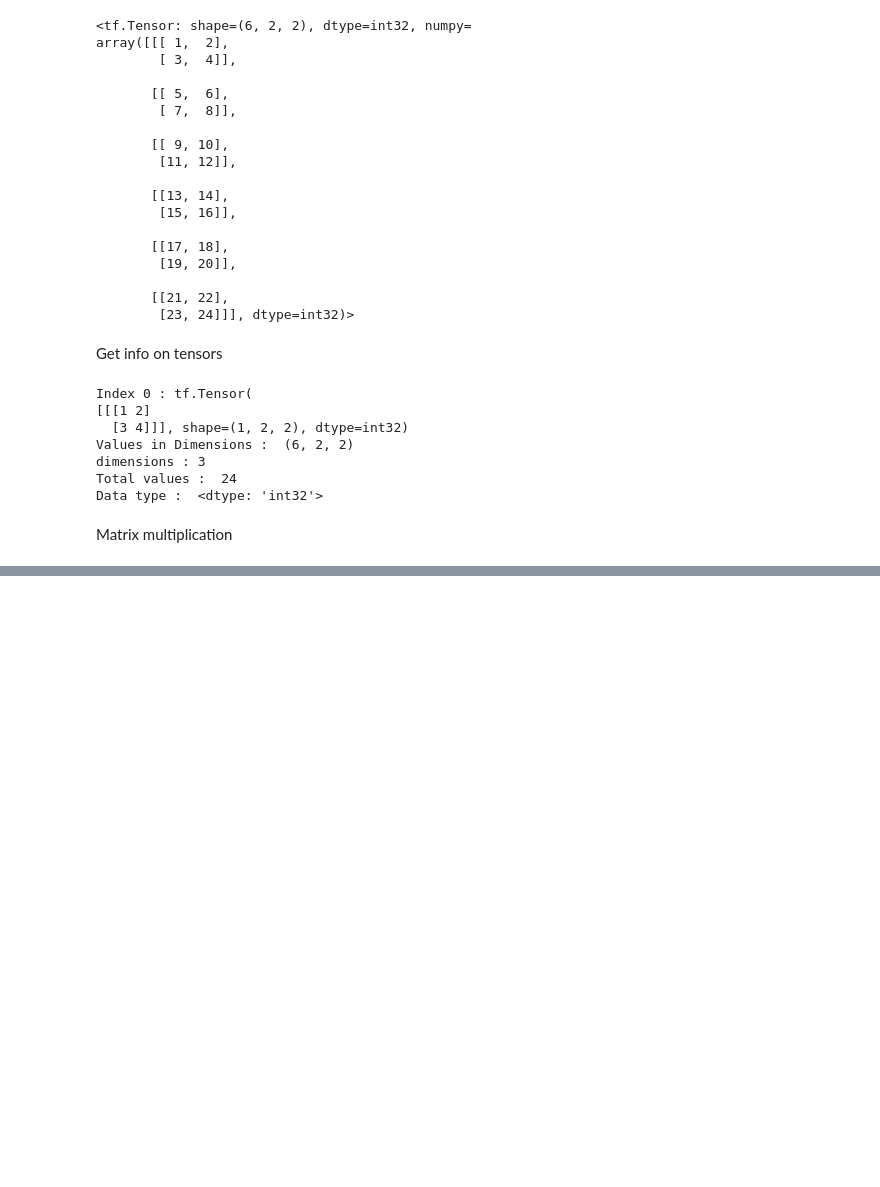
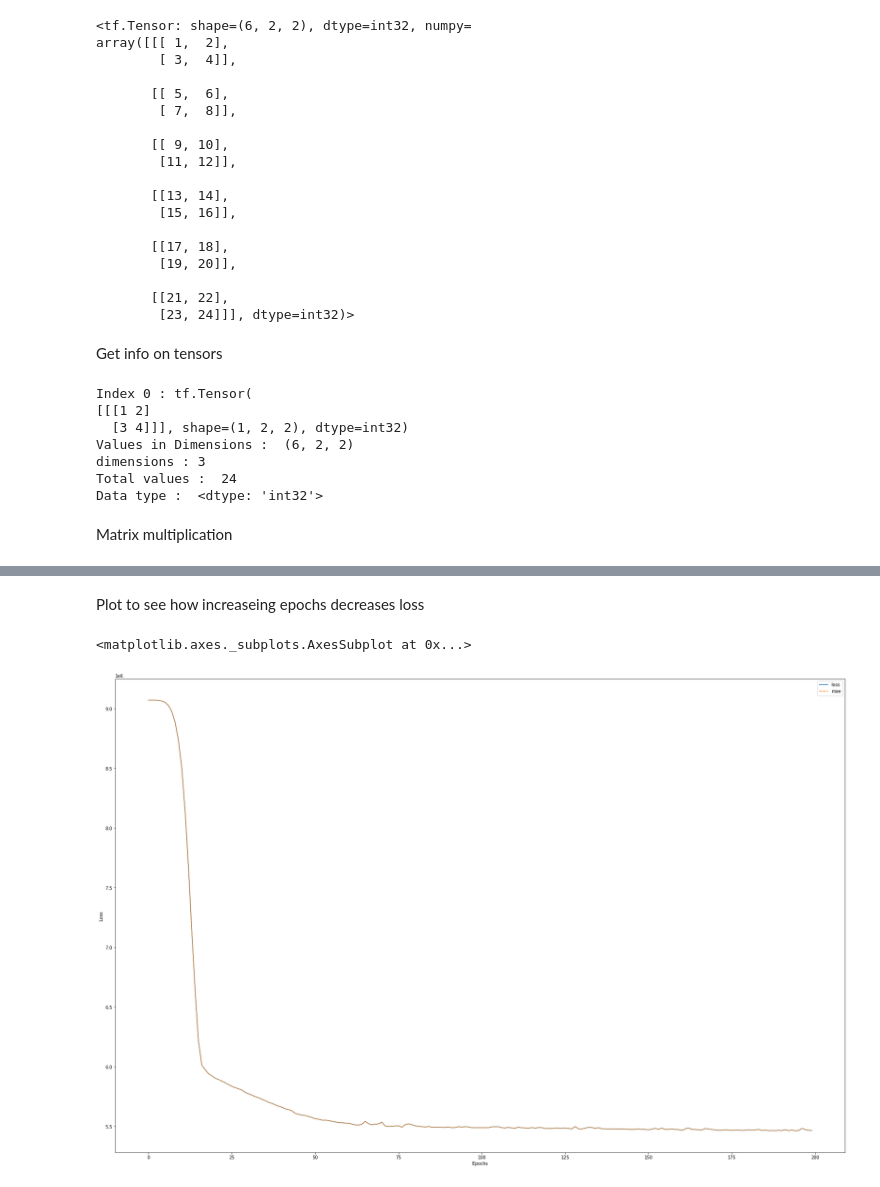
Before and after one commit to HLCarbon/DeepLearning, a Jupyter notebook: TensorFlow_Derek.ipynb, the cells around one changed output, grey strips where cells are left out. Drawn from its saved outputs; the diff is of its cells as text; code cells hidden in the pictures; blank space fills up the shorter version.

```diff
--- a/TensorFlow_Derek.ipynb
+++ b/TensorFlow_Derek.ipynb
@@ -310,0 +335,3 @@ Matrix multiplication
+# %%
+X = nba_data.drop('salary', axis = 1)
+y = nba_data['salary']
@@ -310,0 +340,3 @@ Matrix multiplication
+# %%
+# training = 80%, test  = 20%
+X_train, X_test, y_train, y_test = train_test_split(X,y, test_size = 0.2, random_state = 66)
@@ -310,0 +345,5 @@ Matrix multiplication
+# %%
+ct.fit(X_train)
+
+X_train_normal = ct.transform(X_train)
+X_test_normal = ct.transform(X_test)
@@ -310,0 +352,16 @@ Matrix multiplication
+# %%
+from keras import Sequential
+tf.random.set_seed(66)
+
+nba_model = tf.keras.Sequential([
+    tf.keras.layers.Dense(100,activation = 'relu'),
+    tf.keras.layers.Dense(100,activation = 'relu'),
+    tf.keras.layers.Dense(100,activation = 'relu'),
+    tf.keras.layers.Dense(1)
+])
+
+nba_model.compile(loss = tf.keras.losses.mae,
+                  optimizer = tf.keras.optimizers.Adam(learning_rate = 0.01),
+                  metrics = ['mae'])
+
+fit_data = nba_model.fit(X_train_normal, y_train, epochs = 200, verbose = 0)
@@ -310,0 +372,10 @@ Matrix multiplication
+# %% [markdown]
+Plot to see how increaseing epochs decreases loss
+# %%
+plt.figure(figsize = (30,20))
+plt.ylabel('Loss')
+plt.xlabel('Epochs')
+sns.lineplot(data = fit_data.history)
+# %% [output]
+<matplotlib.axes._subplots.AxesSubplot at 0x...>
+[figure, added]
```
Also changed, not shown: parts of 10 cells of this notebook.
